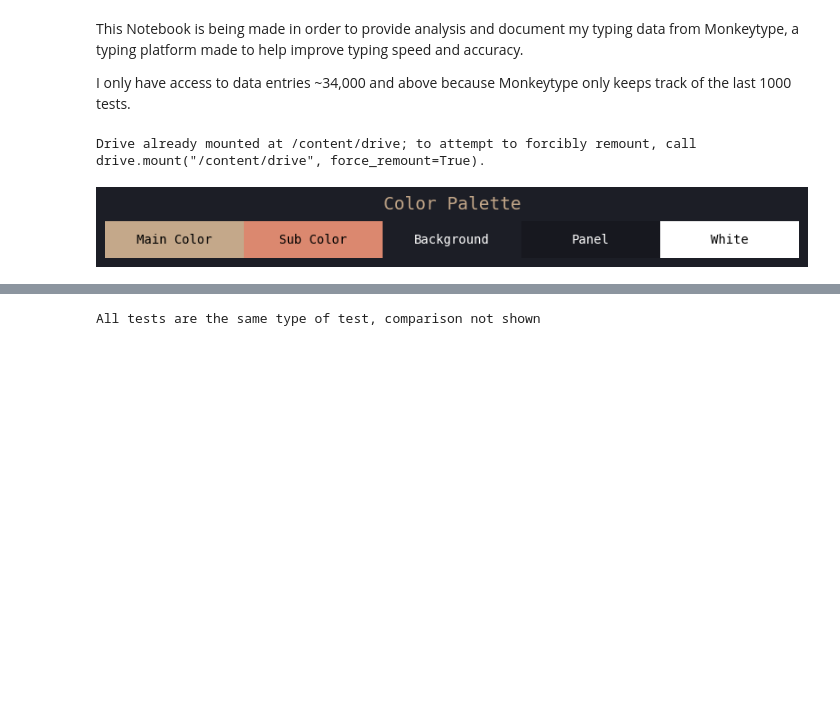
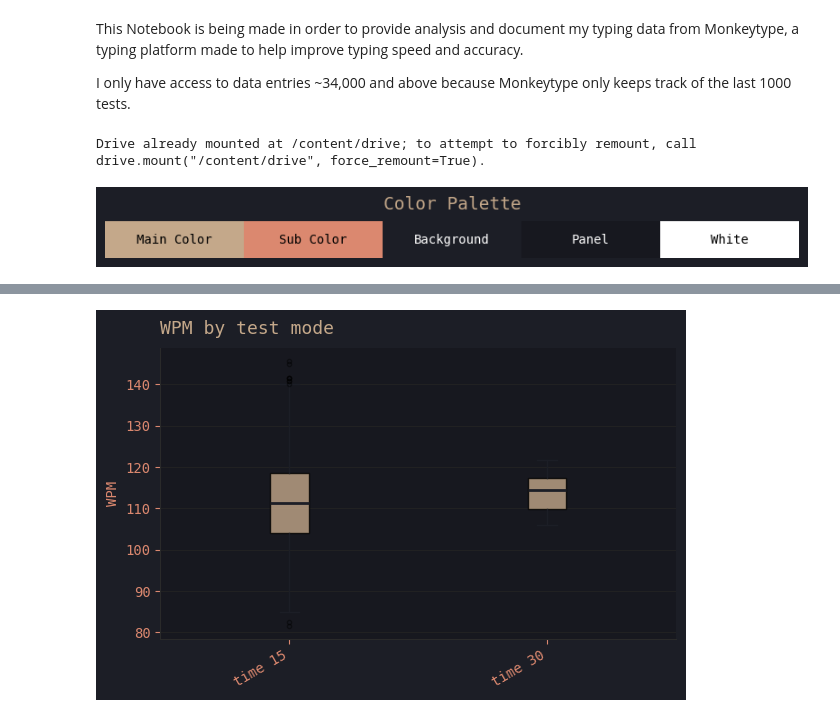
Before and after one commit to AYCDJ/Monkeytype-Data, a Jupyter notebook: Monkeytype.ipynb, the cells around one changed output, grey strips where cells are left out. Saved outputs shown, nothing was run; the diff lists cells and outputs as text; code cells hidden in the pictures; blank space fills up the shorter version.

Commit message:
Obtained data for comparison test

```diff
--- a/Monkeytype.ipynb
+++ b/Monkeytype.ipynb
@@ -332,27 +333,27 @@ plt.show()
 # %%
 # WPM by test mode
 
 mode_counts = df['mode_label'].value_counts()
 top_modes = mode_counts[mode_counts >= 10].index.tolist()
 
 if len(top_modes) > 1:
   groups = [df[df['mode_label'] == m]['wpm'].dropna() for m in top_modes]
   fig, ax = plt.subplots(figsize=(max(6, len(top_modes)*1.5), 4))
   bp = ax.boxplot(groups, labels=top_modes, patch_artist=True, medianprops=dict(color=BG, lw=2), whiskerprops=dict(color=BG), capprops=dict(color=BG), flierprops=dict(marker='.', color=BG, alpha=0.4))
   for patch in bp['boxes']:
     patch.set_facecolor(MCOLOR)
-    patch.set_alpha(0.5)
+    patch.set_alpha(0.8)
   plt.xticks(rotation=30, ha='right')
   ax.set_ylabel('WPM')
   title(ax, 'WPM by test mode')
   plt.tight_layout()
   plt.show()
 else:
   print('All tests are the same type of test, comparison not shown')
 
 # i just realized i dont have any tests in this dataset that arent time 15. i gues i have to get those now
 # %% [output]
-All tests are the same type of test, comparison not shown
+[figure, added]
 # %%
 # Performance by hour
 
```
Also changed, not shown: parts of 10 cells of this notebook.
